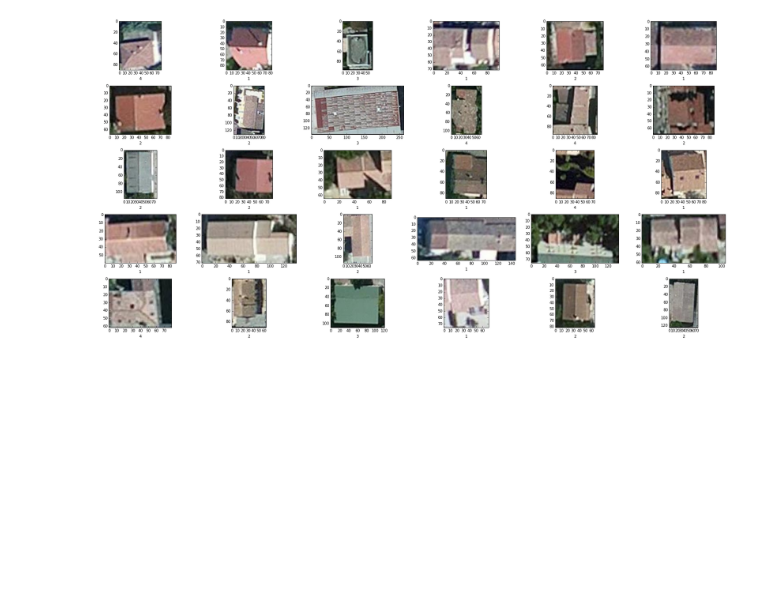
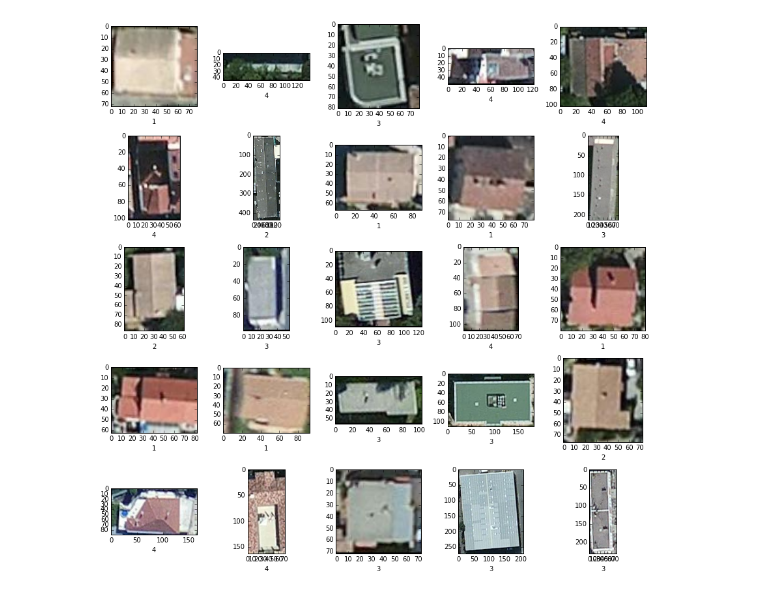
Before and after one commit to WojciechKusa/dsg2016, a Jupyter notebook: notebooks/preprocessing/preprocessing_image_helpers.ipynb, the cells around one changed output. Cells and saved outputs as stored; diff of their text form; code cells hidden in the pictures; blank space fills up the shorter version.

Commit message:
Add resizing, update helpers

```diff
--- a/notebooks/preprocessing/preprocessing_image_helpers.ipynb
+++ b/notebooks/preprocessing/preprocessing_image_helpers.ipynb
@@ -46,4 +15,9 @@ def view_random_samples(a,b, ids, **kwargs):
+# %%
+import helpers as H
+reload(H)
+H.images_folder = images_folder
+H.default_extension = '.bmp'
 # %%
-view_random_samples(5,6, ids, figsize=(24,12))
+H.view_random_samples(5,5, ids, figsize=(12,12))
 # %% [output]
-[figure, old version]
+[figure, new version]
```
Also changed, not shown: parts of 2 cells of this notebook, 3 other files.
